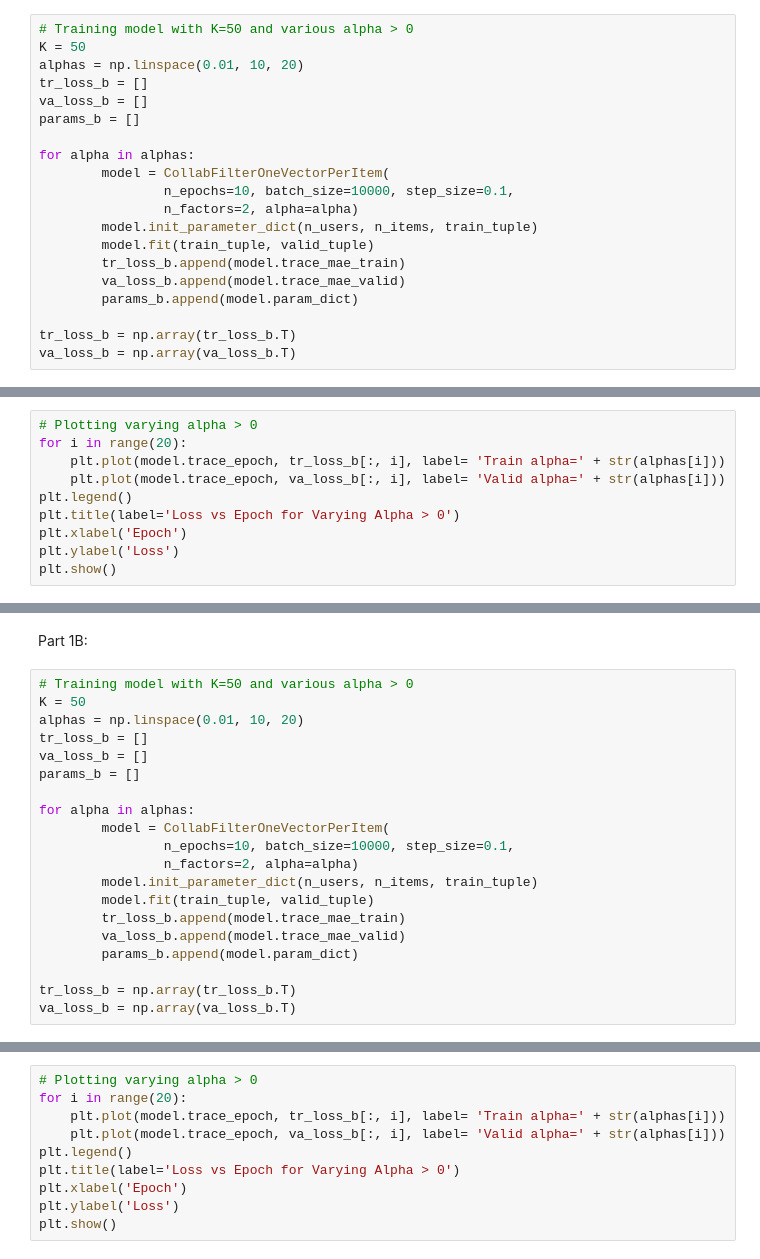
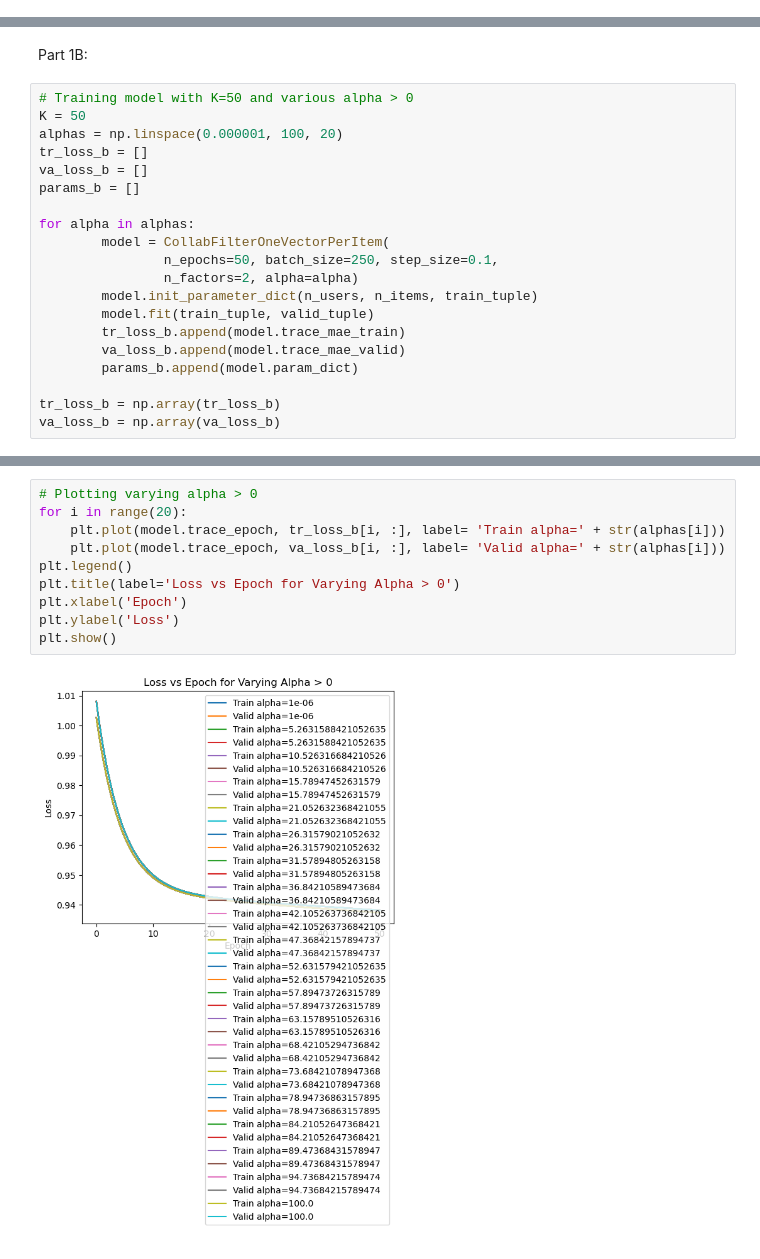
Before and after one commit to laviosa99/Project-B, a Jupyter notebook: Problem 1.ipynb, the cells around one changed output, grey strips where cells are left out. Drawn from its saved outputs; the diff is of its cells as text.

```diff
--- a/Problem 1.ipynb
+++ b/Problem 1.ipynb
@@ -58,20 +65,0 @@ Part 1B:
-# %%
-# Training model with K=50 and various alpha > 0
-K = 50
-alphas = np.linspace(0.01, 10, 20)
-tr_loss_b = []
-va_loss_b = []
-params_b = []
-
-for alpha in alphas:
-        model = CollabFilterOneVectorPerItem(
-                n_epochs=10, batch_size=10000, step_size=0.1,
-                n_factors=2, alpha=alpha)
-        model.init_parameter_dict(n_users, n_items, train_tuple)
-        model.fit(train_tuple, valid_tuple)
-        tr_loss_b.append(model.trace_mae_train)
-        va_loss_b.append(model.trace_mae_valid)
-        params_b.append(model.param_dict)
-
-tr_loss_b = np.array(tr_loss_b.T)
-va_loss_b = np.array(va_loss_b.T)
@@ -82,10 +65,0 @@ plt.show()
-# %%
-# Plotting varying alpha > 0
-for i in range(20):
-    plt.plot(model.trace_epoch, tr_loss_b[:, i], label= 'Train alpha=' + str(alphas[i]))
-    plt.plot(model.trace_epoch, va_loss_b[:, i], label= 'Valid alpha=' + str(alphas[i]))
-plt.legend()
-plt.title(label='Loss vs Epoch for Varying Alpha > 0')
-plt.xlabel('Epoch')
-plt.ylabel('Loss')
-plt.show()
@@ -100,14 +68,14 @@ Part 1B:
 # %%
 # Training model with K=50 and various alpha > 0
 K = 50
-alphas = np.linspace(0.01, 10, 20)
+alphas = np.linspace(0.000001, 100, 20)
 tr_loss_b = []
 va_loss_b = []
 params_b = []
 
 for alpha in alphas:
         model = CollabFilterOneVectorPerItem(
-                n_epochs=10, batch_size=10000, step_size=0.1,
+                n_epochs=50, batch_size=250, step_size=0.1,
                 n_factors=2, alpha=alpha)
         model.init_parameter_dict(n_users, n_items, train_tuple)
         model.fit(train_tuple, valid_tuple)
@@ -115,5 +83,5 @@ for alpha in alphas:
         va_loss_b.append(model.trace_mae_valid)
         params_b.append(model.param_dict)
 
-tr_loss_b = np.array(tr_loss_b.T)
-va_loss_b = np.array(va_loss_b.T)
+tr_loss_b = np.array(tr_loss_b)
+va_loss_b = np.array(va_loss_b)
@@ -120,13 +106,15 @@ va_loss_b = np.array(va_loss_b.T)
 # %%
 # Plotting varying alpha > 0
 for i in range(20):
-    plt.plot(model.trace_epoch, tr_loss_b[:, i], label= 'Train alpha=' + str(alphas[i]))
-    plt.plot(model.trace_epoch, va_loss_b[:, i], label= 'Valid alpha=' + str(alphas[i]))
+    plt.plot(model.trace_epoch, tr_loss_b[i, :], label= 'Train alpha=' + str(alphas[i]))
+    plt.plot(model.trace_epoch, va_loss_b[i, :], label= 'Valid alpha=' + str(alphas[i]))
 plt.legend()
 plt.title(label='Loss vs Epoch for Varying Alpha > 0')
 plt.xlabel('Epoch')
 plt.ylabel('Loss')
 plt.show()
+# %% [output]
+[figure, added]
 # %%
 # Finding best alpha
 final_va_loss_b = [loss[-1] for loss in va_loss_b]
```
Also changed, not shown: parts of 11 cells of this notebook.
